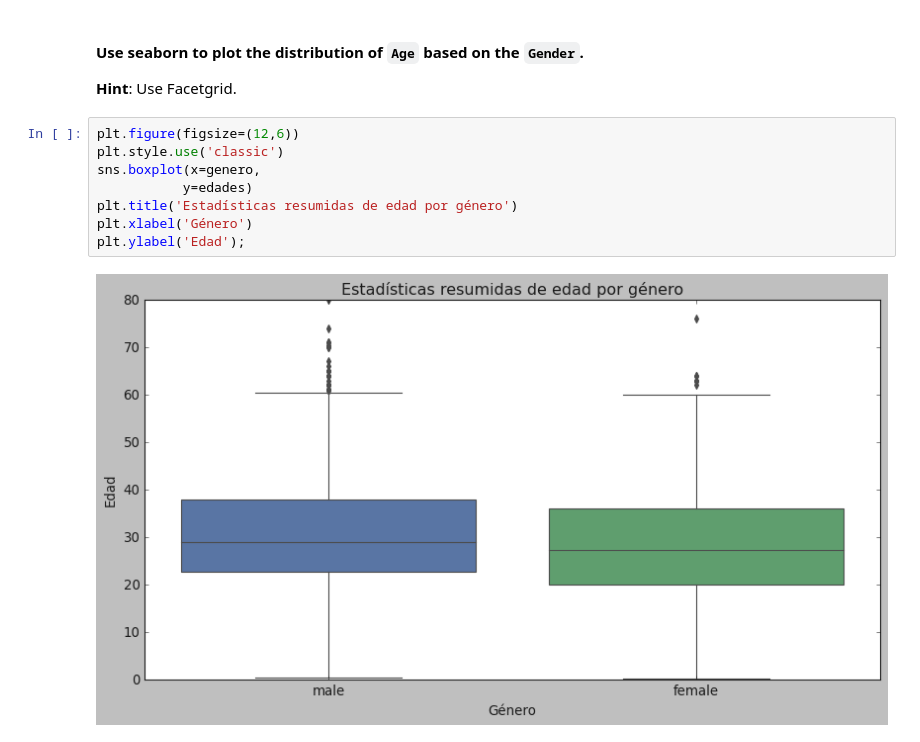
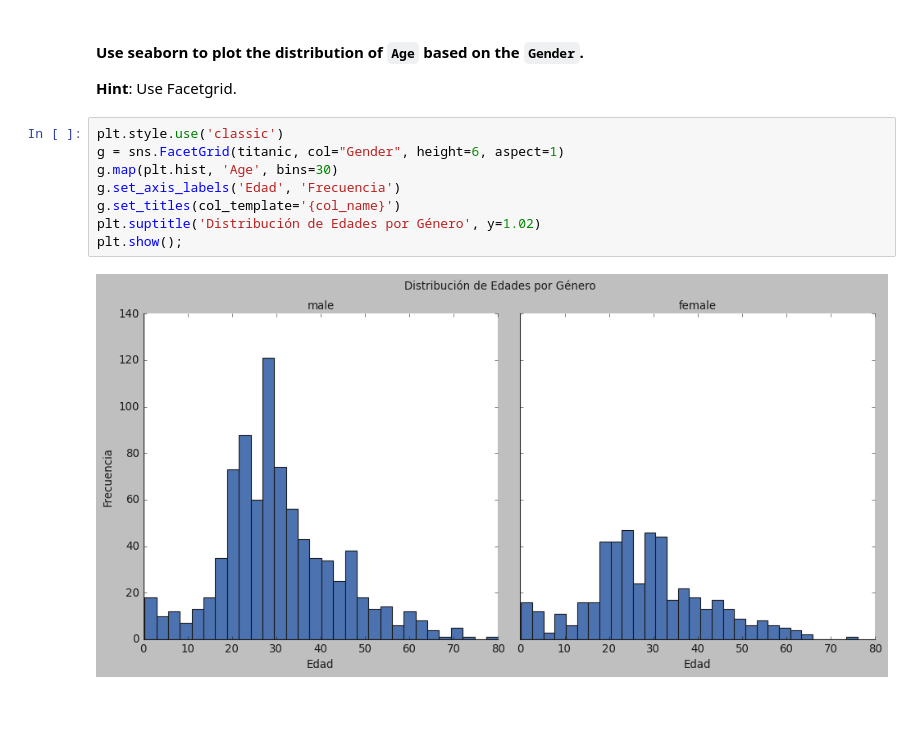
Before and after one commit to Ironhack-Data-Madrid-Octubre-2023/5.2-lab_matplotlib_seaborn, a Jupyter notebook: your-code/main.ipynb, the cells around one changed output. Cells and saved outputs as stored; diff of their text form; blank space fills up the shorter version.

```diff
--- a/your-code/main.ipynb
+++ b/your-code/main.ipynb
@@ -493,13 +493,13 @@ Text(0, 0.5, 'Edad')
 # %% [markdown]
 #### Use seaborn to plot the distribution of `Age` based on the `Gender`.
 **Hint**: Use Facetgrid.
-# %%
-plt.figure(figsize=(12,6))
-plt.style.use('classic')
-sns.boxplot(x=genero,
-           y=edades)
-plt.title('Estadísticas resumidas de edad por género')
-plt.xlabel('Género')
-plt.ylabel('Edad');
-# %% [output]
-[figure, removed]
+# %%
+plt.style.use('classic')
+g = sns.FacetGrid(titanic, col="Gender", height=6, aspect=1)
+g.map(plt.hist, 'Age', bins=30)
+g.set_axis_labels('Edad', 'Frecuencia')
+g.set_titles(col_template='{col_name}')
+plt.suptitle('Distribución de Edades por Género', y=1.02)
+plt.show();
+# %% [output]
+[figure, added]
```
